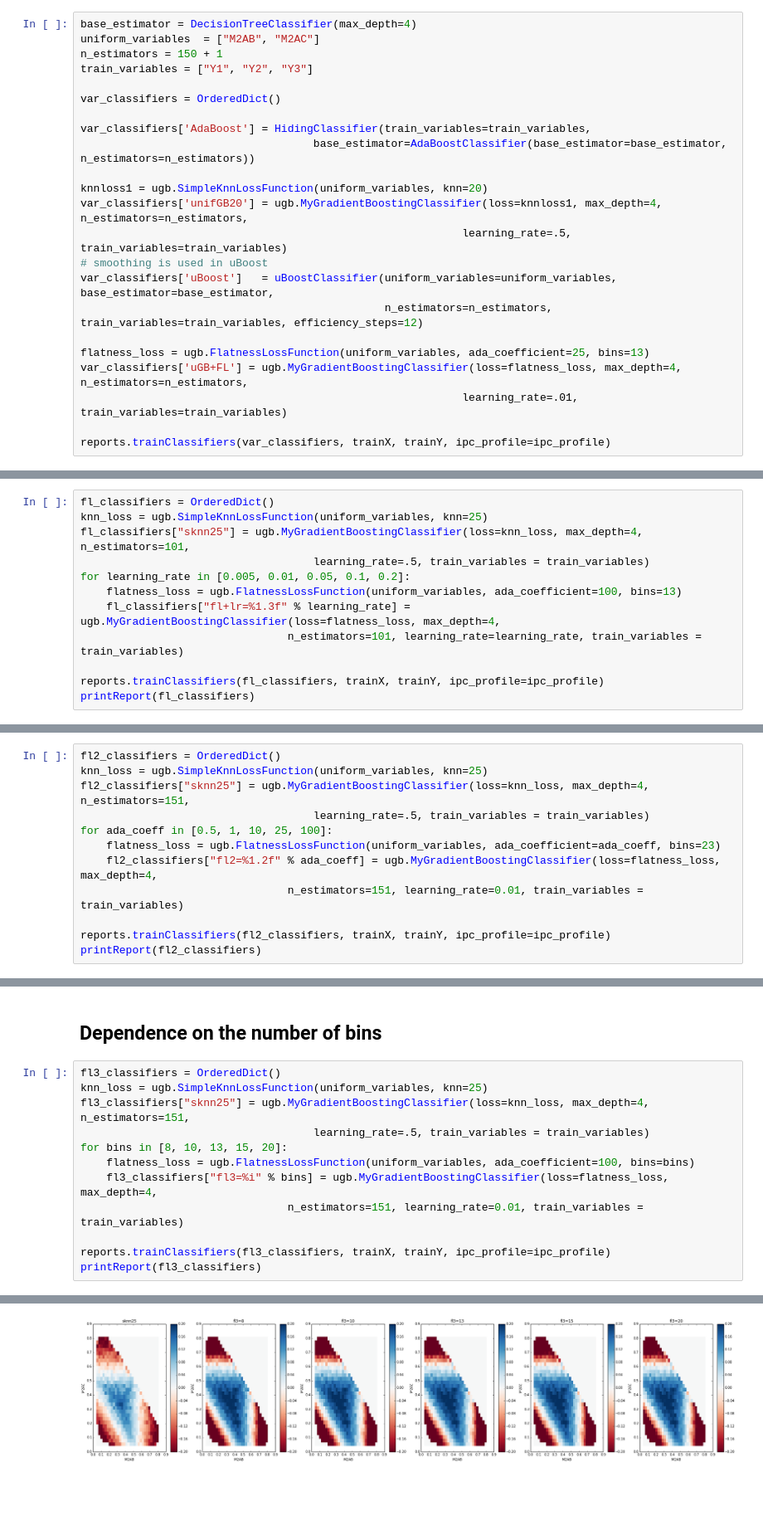
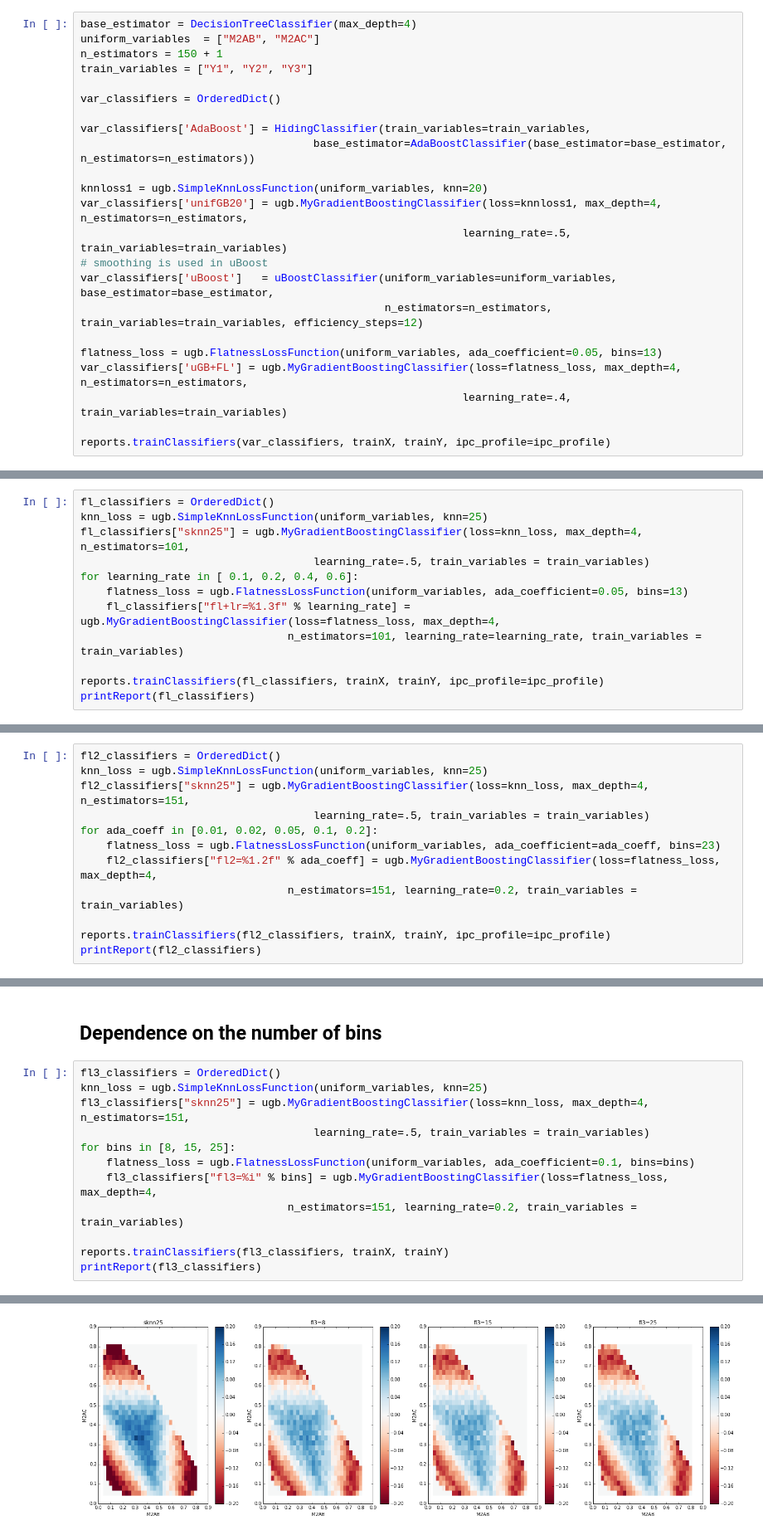
Before and after one commit to anaderi/lhcb_trigger_ml, a Jupyter notebook: IPythonWorkflow/DalitzUGBDemo.ipynb, the cells around one changed output, grey strips where cells are left out. Shown at 83% size. Drawn from its saved outputs; the diff is of its cells as text; blank space fills up the shorter version.

```diff
--- a/IPythonWorkflow/DalitzUGBDemo.ipynb
+++ b/IPythonWorkflow/DalitzUGBDemo.ipynb
@@ -223,9 +221,9 @@ var_classifiers['unifGB20'] = ugb.MyGradientBoostingClassifier(loss=knnloss1, ma
 var_classifiers['uBoost']   = uBoostClassifier(uniform_variables=uniform_variables, base_estimator=base_estimator,
                                                n_estimators=n_estimators, train_variables=train_variables, efficiency_steps=12)
 
-flatness_loss = ugb.FlatnessLossFunction(uniform_variables, ada_coefficient=25, bins=13)
+flatness_loss = ugb.FlatnessLossFunction(uniform_variables, ada_coefficient=0.05, bins=13)
 var_classifiers['uGB+FL'] = ugb.MyGradientBoostingClassifier(loss=flatness_loss, max_depth=4, n_estimators=n_estimators,
-                                                           learning_rate=.01, train_variables=train_variables)
+                                                           learning_rate=.4, train_variables=train_variables)
 
 reports.trainClassifiers(var_classifiers, trainX, trainY, ipc_profile=ipc_profile)
 # %% [output]
@@ -739,8 +737,8 @@ fl_classifiers = OrderedDict()
 knn_loss = ugb.SimpleKnnLossFunction(uniform_variables, knn=25)
 fl_classifiers["sknn25"] = ugb.MyGradientBoostingClassifier(loss=knn_loss, max_depth=4, n_estimators=101,
                                     learning_rate=.5, train_variables = train_variables)
-for learning_rate in [0.005, 0.01, 0.05, 0.1, 0.2]:
-    flatness_loss = ugb.FlatnessLossFunction(uniform_variables, ada_coefficient=100, bins=13)
+for learning_rate in [ 0.1, 0.2, 0.4, 0.6]:
+    flatness_loss = ugb.FlatnessLossFunction(uniform_variables, ada_coefficient=0.05, bins=13)
     fl_classifiers["fl+lr=%1.3f" % learning_rate] = ugb.MyGradientBoostingClassifier(loss=flatness_loss, max_depth=4,
                                 n_estimators=101, learning_rate=learning_rate, train_variables = train_variables)
 
@@ -765,10 +762,10 @@ fl2_classifiers = OrderedDict()
 knn_loss = ugb.SimpleKnnLossFunction(uniform_variables, knn=25)
 fl2_classifiers["sknn25"] = ugb.MyGradientBoostingClassifier(loss=knn_loss, max_depth=4, n_estimators=151,
                                     learning_rate=.5, train_variables = train_variables)
-for ada_coeff in [0.5, 1, 10, 25, 100]:
+for ada_coeff in [0.01, 0.02, 0.05, 0.1, 0.2]:
     flatness_loss = ugb.FlatnessLossFunction(uniform_variables, ada_coefficient=ada_coeff, bins=23)
     fl2_classifiers["fl2=%1.2f" % ada_coeff] = ugb.MyGradientBoostingClassifier(loss=flatness_loss, max_depth=4,
-                                n_estimators=151, learning_rate=0.01, train_variables = train_variables)
+                                n_estimators=151, learning_rate=0.2, train_variables = train_variables)
 
 reports.trainClassifiers(fl2_classifiers, trainX, trainY, ipc_profile=ipc_profile)
 printReport(fl2_classifiers)
@@ -787,11 +784,11 @@ fl3_classifiers = OrderedDict()
 knn_loss = ugb.SimpleKnnLossFunction(uniform_variables, knn=25)
 fl3_classifiers["sknn25"] = ugb.MyGradientBoostingClassifier(loss=knn_loss, max_depth=4, n_estimators=151,
                                     learning_rate=.5, train_variables = train_variables)
-for bins in [8, 10, 13, 15, 20]:
-    flatness_loss = ugb.FlatnessLossFunction(uniform_variables, ada_coefficient=100, bins=bins)
+for bins in [8, 15, 25]:
+    flatness_loss = ugb.FlatnessLossFunction(uniform_variables, ada_coefficient=0.1, bins=bins)
     fl3_classifiers["fl3=%i" % bins] = ugb.MyGradientBoostingClassifier(loss=flatness_loss, max_depth=4,
-                                n_estimators=151, learning_rate=0.01, train_variables = train_variables)
+                                n_estimators=151, learning_rate=0.2, train_variables = train_variables)
 
-reports.trainClassifiers(fl3_classifiers, trainX, trainY, ipc_profile=ipc_profile)
+reports.trainClassifiers(fl3_classifiers, trainX, trainY)
 printReport(fl3_classifiers)
 # %% [output]
@@ -803,2 +803,2 @@ ROC curves at last iteration
 On stage 100. eff=0.70
-[figure, old version]
+[figure, new version]
```
Also changed, not shown: parts of 12 cells of this notebook, 2 other files.
